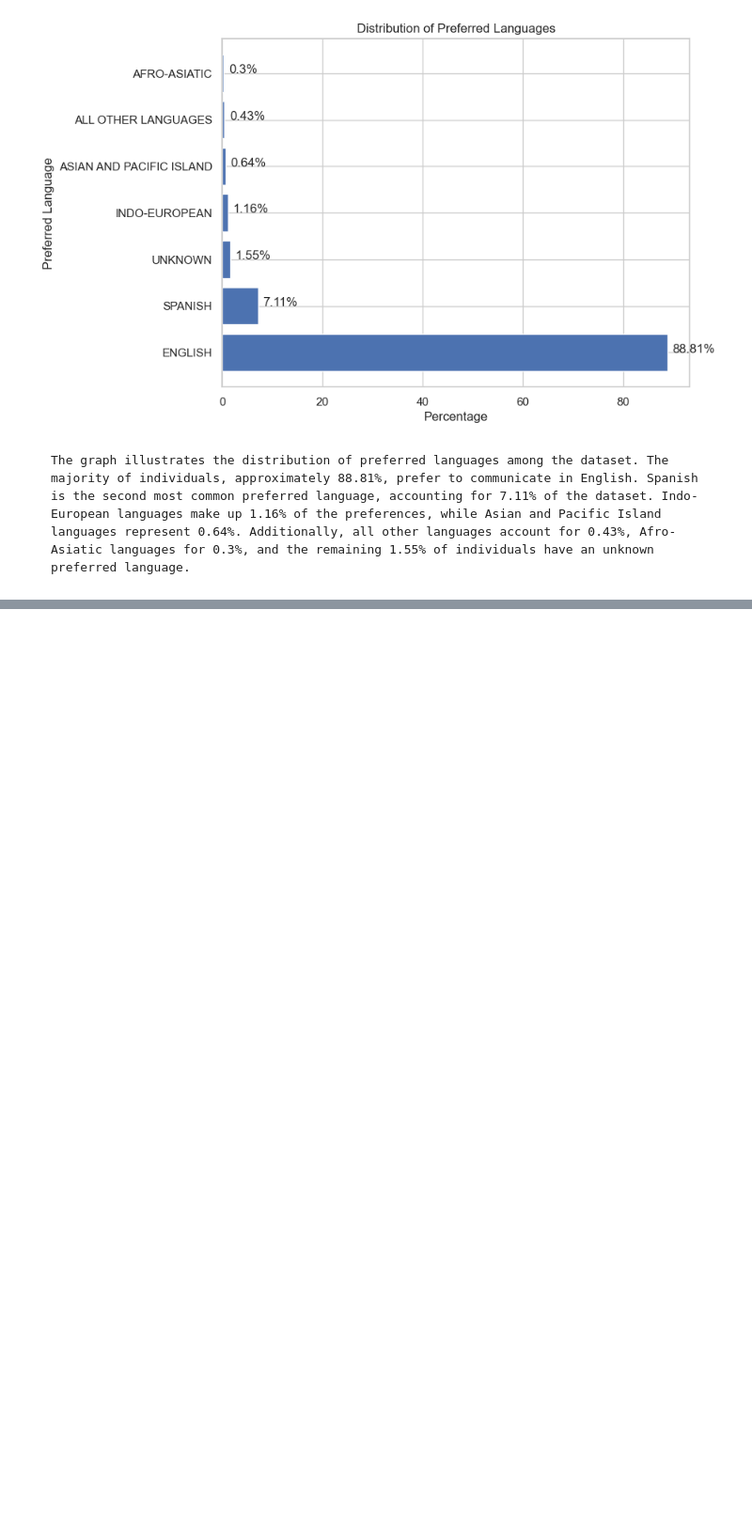
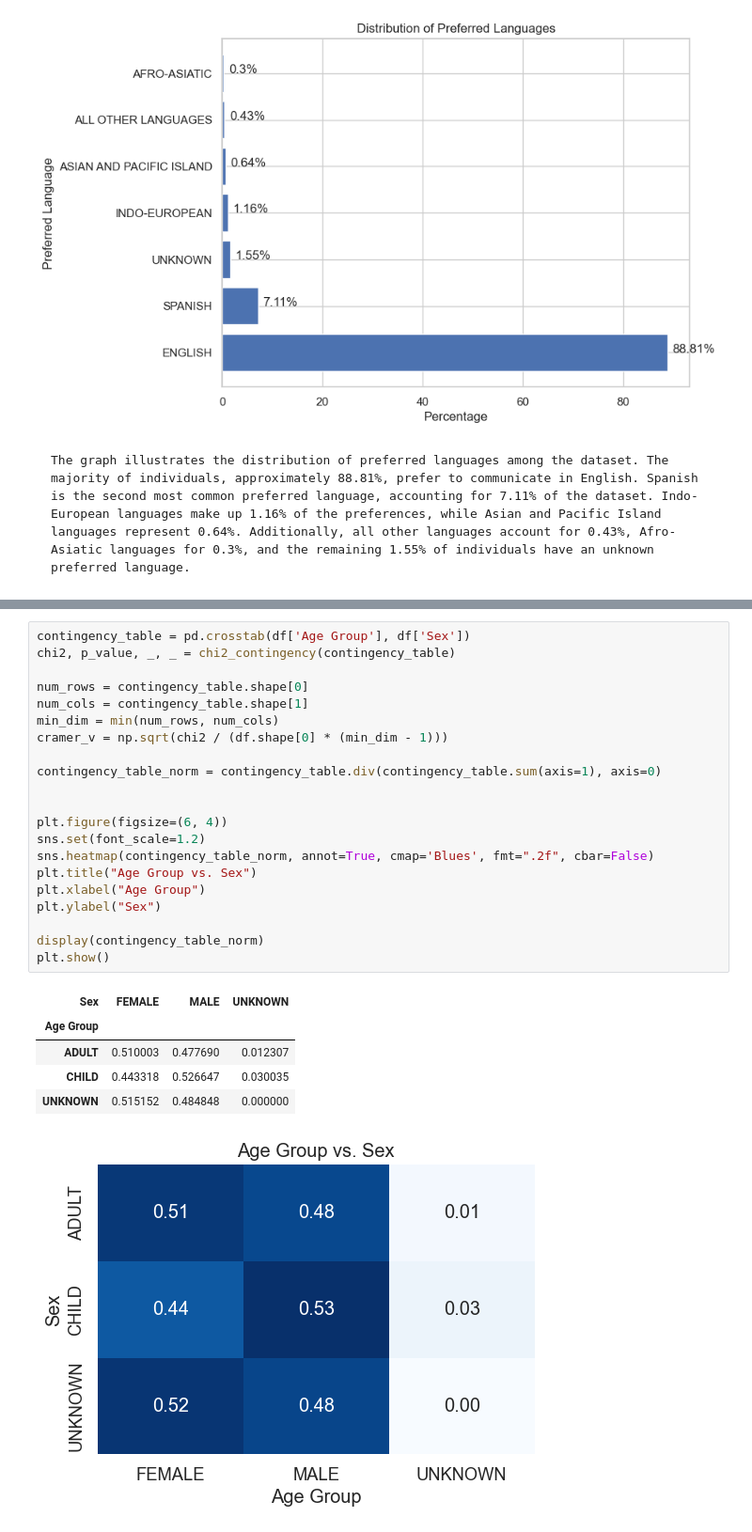
Before and after one commit to TheaClarisseDelosSantos/IT-BA-3204-EquiHealth, a Jupyter notebook: PatientDemographics.ipynb, the cells around one changed output, grey strips where cells are left out. Shown at 94% size. Cells and saved outputs as stored; diff of their text form; blank space fills up the shorter version.

```diff
--- a/PatientDemographics.ipynb
+++ b/PatientDemographics.ipynb
@@ -309,0 +330,28 @@ plt.show()
+# %%
+contingency_table = pd.crosstab(df['Age Group'], df['Sex'])
+chi2, p_value, _, _ = chi2_contingency(contingency_table)
+
+num_rows = contingency_table.shape[0]
+num_cols = contingency_table.shape[1]
+min_dim = min(num_rows, num_cols)
+cramer_v = np.sqrt(chi2 / (df.shape[0] * (min_dim - 1)))
+
+contingency_table_norm = contingency_table.div(contingency_table.sum(axis=1), axis=0)
+
+
+plt.figure(figsize=(6, 4))
+sns.set(font_scale=1.2)
+sns.heatmap(contingency_table_norm, annot=True, cmap='Blues', fmt=".2f", cbar=False)
+plt.title("Age Group vs. Sex")
+plt.xlabel("Age Group")
+plt.ylabel("Sex")
+
+display(contingency_table_norm)
+plt.show()
+# %% [output]
+| Sex | FEMALE | MALE | UNKNOWN |
+| Age Group |  |  |  |
+| ADULT | 0.510003 | 0.477690 | 0.012307 |
+| CHILD | 0.443318 | 0.526647 | 0.030035 |
+| UNKNOWN | 0.515152 | 0.484848 | 0.000000 |
+[figure, added]
```
Also changed, not shown: parts of 5 cells of this notebook.
